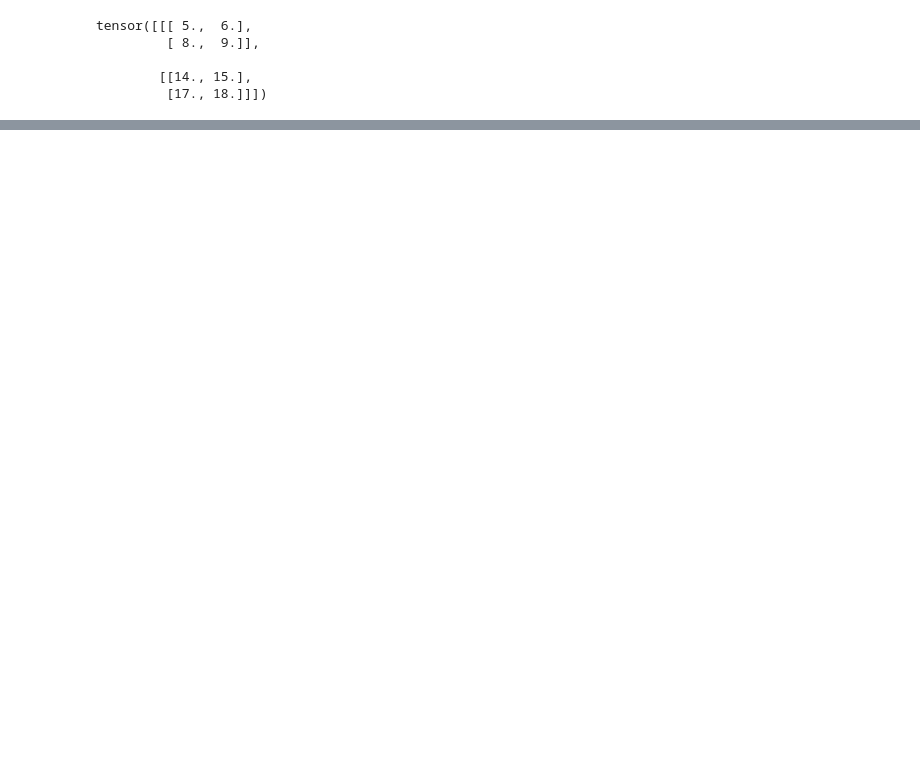
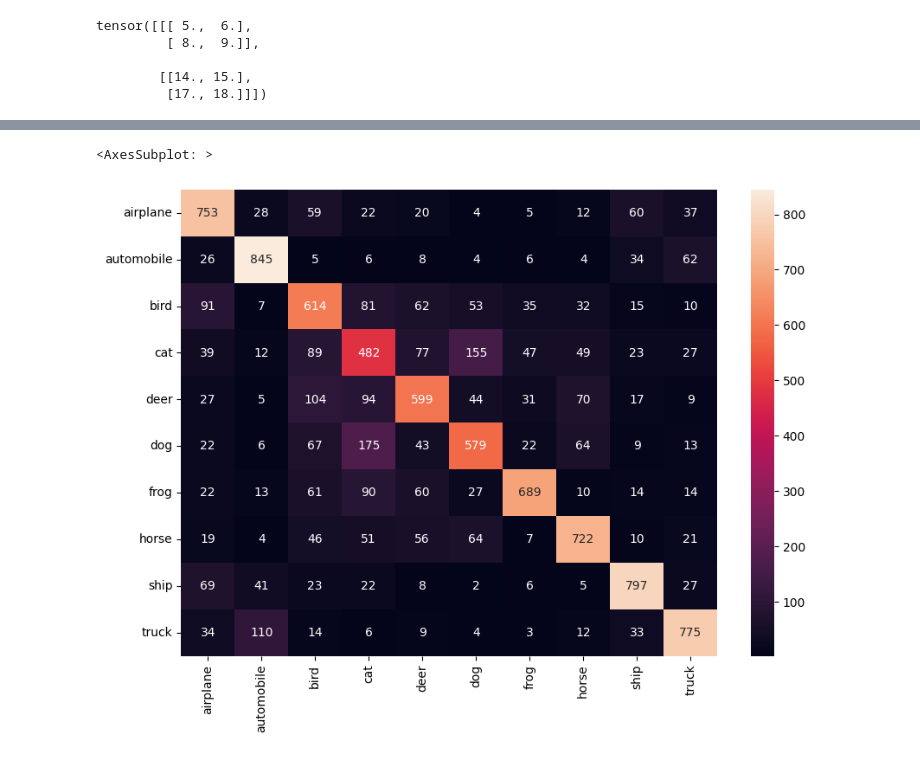
Before and after one commit to UOS-COMP6252/lectures, a Jupyter notebook: notebooks/slide4.ipynb, the cells around one changed output, grey strips where cells are left out. Drawn from its saved outputs; the diff is of its cells as text; code cells hidden in the pictures; blank space fills up the shorter version.

```diff
--- a/notebooks/slide4.ipynb
+++ b/notebooks/slide4.ipynb
@@ -135,0 +257,12 @@ tensor([[[ 5.,  6.],
+# %%
+model=Net2().cuda()
+optimizer=Adam(model.parameters())
+loss_fn=nn.CrossEntropyLoss()
+# %%
+import datetime
+from torch.utils.tensorboard import SummaryWriter
+# To display tensorboard inside the notebook
+%load_ext tensorboard
+current_time = str(datetime.datetime.now().timestamp())
+log_dir = 'logs/tensorboard/' + current_time
+writer=SummaryWriter(log_dir)
@@ -135,0 +295,5 @@ tensor([[[ 5.,  6.],
+# %%
+!pip install torchmetrics
+from torchmetrics import ConfusionMatrix
+conmat=ConfusionMatrix(num_classes=10)
+conmat=conmat.cuda()
@@ -135,0 +314,22 @@ tensor([[[ 5.,  6.],
+# %%
+total=0
+correct=0
+for data in loader_test:
+  imgs,labels=data
+  imgs=imgs.cuda()
+  labels=labels.cuda()
+  outputs=model(imgs)
+  # the second return value is the index of the max i.e. argmax
+  _,predicted=torch.max(outputs.data,1)
+  correct+=(predicted==labels).sum()
+  total+=labels.size()[0]
+  conmat.update(predicted,labels)
+# %%
+import matplotlib.pyplot as plt
+import seaborn as sb
+x=conmat.compute().cpu().numpy()
+plt.figure(figsize=(10,7))
+sb.heatmap(x,xticklabels=dataset_train.classes,yticklabels=dataset_train.classes,annot=True,fmt=".0f")
+# %% [output]
+<AxesSubplot: >
+[figure, added]
```
Also changed, not shown: parts of 18 cells of this notebook, 1 other file.
